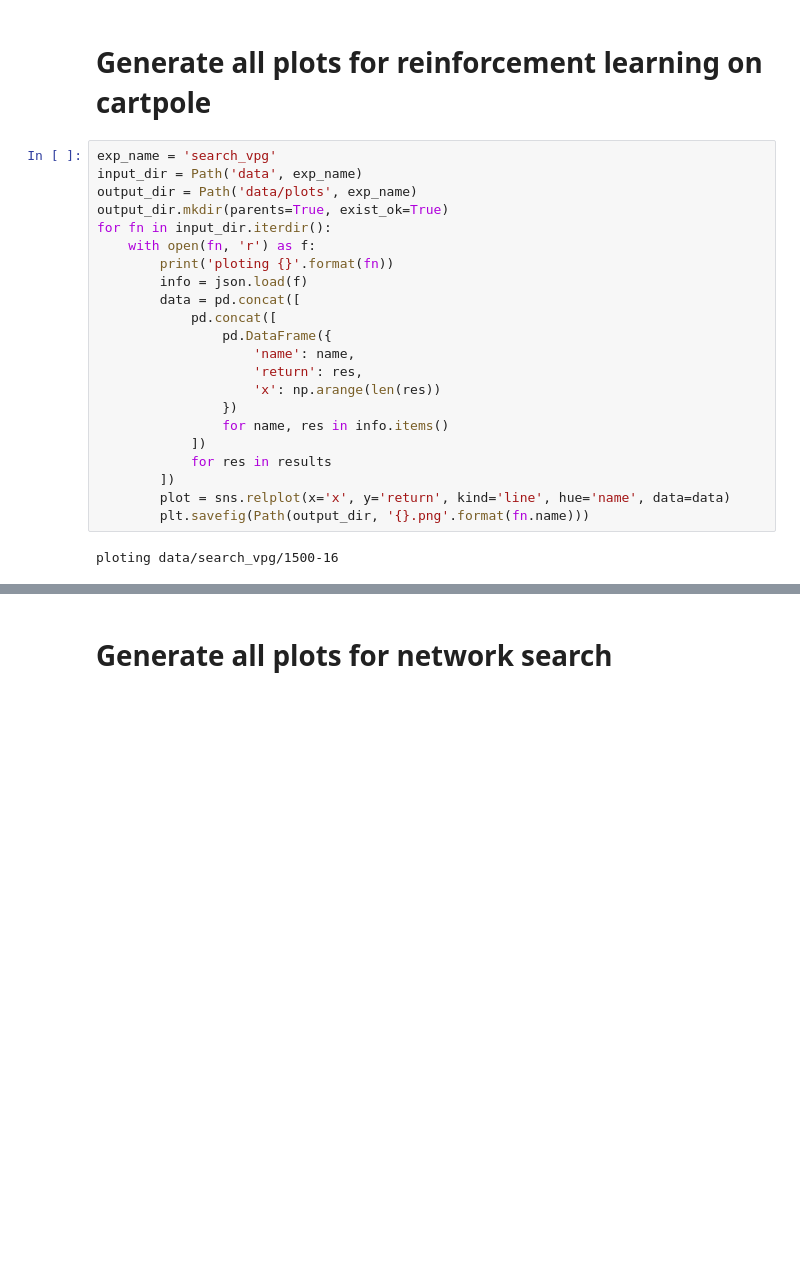
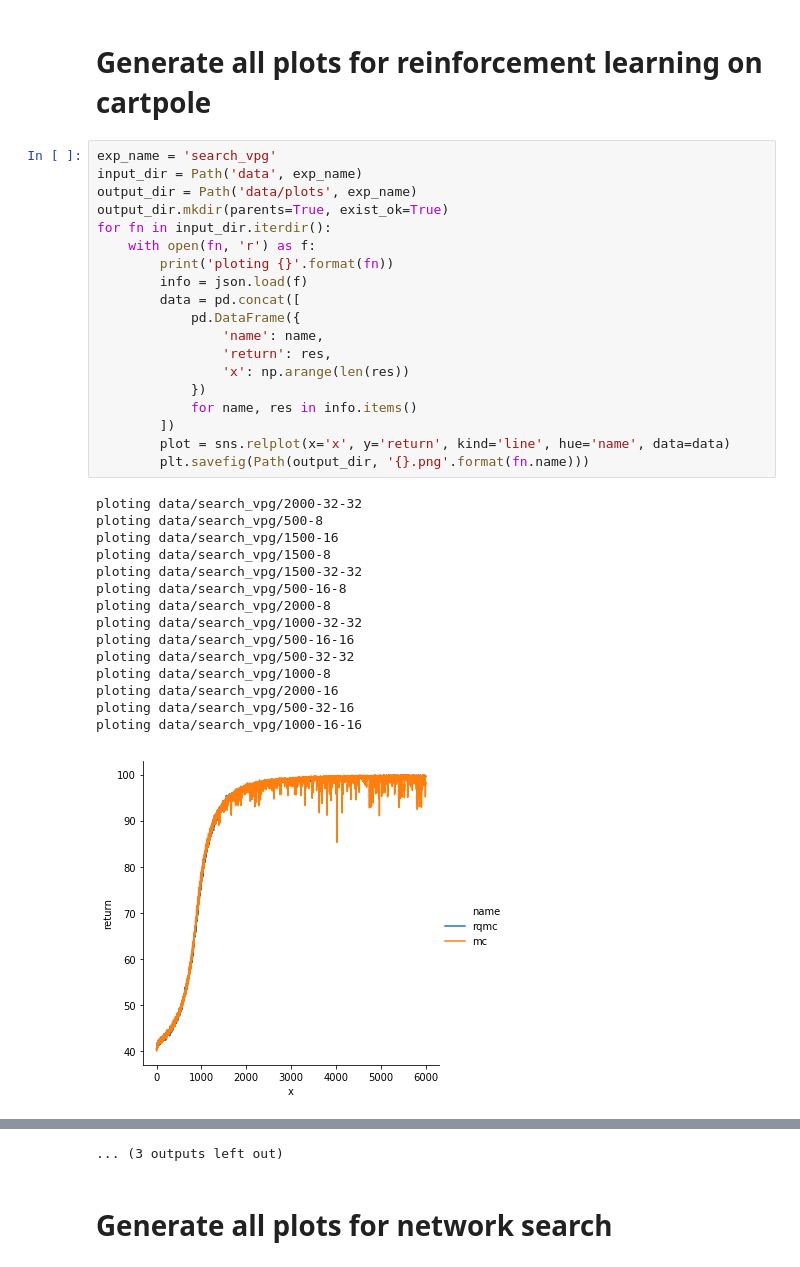
Before and after one commit to Sha-Lab/qmc, a Jupyter notebook: qmc.ipynb, the cells around one changed output, grey strips where cells are left out. Drawn from its saved outputs; the diff is of its cells as text; blank space fills up the shorter version.

```diff
--- a/qmc.ipynb
+++ b/qmc.ipynb
@@ -13,24 +13,35 @@ from pprint import pprint
 # %%
 exp_name = 'search_vpg'
 input_dir = Path('data', exp_name)
 output_dir = Path('data/plots', exp_name)
 output_dir.mkdir(parents=True, exist_ok=True)
 for fn in input_dir.iterdir():
     with open(fn, 'r') as f:
         print('ploting {}'.format(fn))
         info = json.load(f)
         data = pd.concat([
-            pd.concat([
-                pd.DataFrame({
-                    'name': name,
-                    'return': res,
-                    'x': np.arange(len(res))
-                })
-                for name, res in info.items()
-            ])
-            for res in results
+            pd.DataFrame({
+                'name': name,
+                'return': res,
+                'x': np.arange(len(res))
+            })
+            for name, res in info.items()
         ])
         plot = sns.relplot(x='x', y='return', kind='line', hue='name', data=data)
         plt.savefig(Path(output_dir, '{}.png'.format(fn.name)))
 # %% [output]
+ploting data/search_vpg/2000-32-32
+ploting data/search_vpg/500-8
 ploting data/search_vpg/1500-16
+ploting data/search_vpg/1500-8
+ploting data/search_vpg/1500-32-32
+ploting data/search_vpg/500-16-8
+ploting data/search_vpg/2000-8
+ploting data/search_vpg/1000-32-32
+ploting data/search_vpg/500-16-16
+ploting data/search_vpg/500-32-32
+ploting data/search_vpg/1000-8
+ploting data/search_vpg/2000-16
+ploting data/search_vpg/500-32-16
+ploting data/search_vpg/1000-16-16
+[figure, added]
@@ -37,3 +58,4 @@ ploting data/search_vpg/1500-16
+... (3 outputs left out)
 # %% [markdown]
 # Generate all plots for network search
 # %%
```
Also changed, not shown: parts of 1 cell of this notebook, 1 other file.
